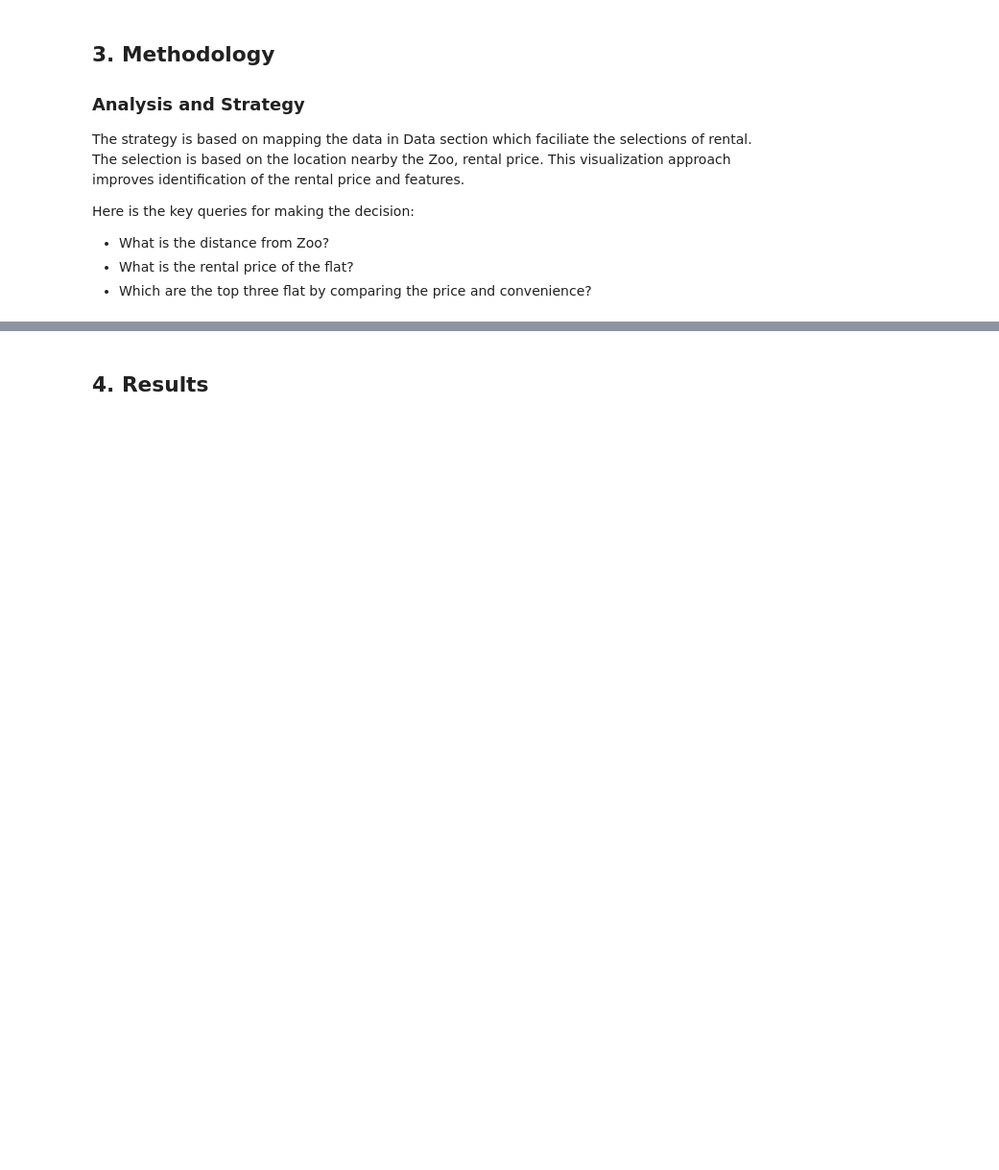
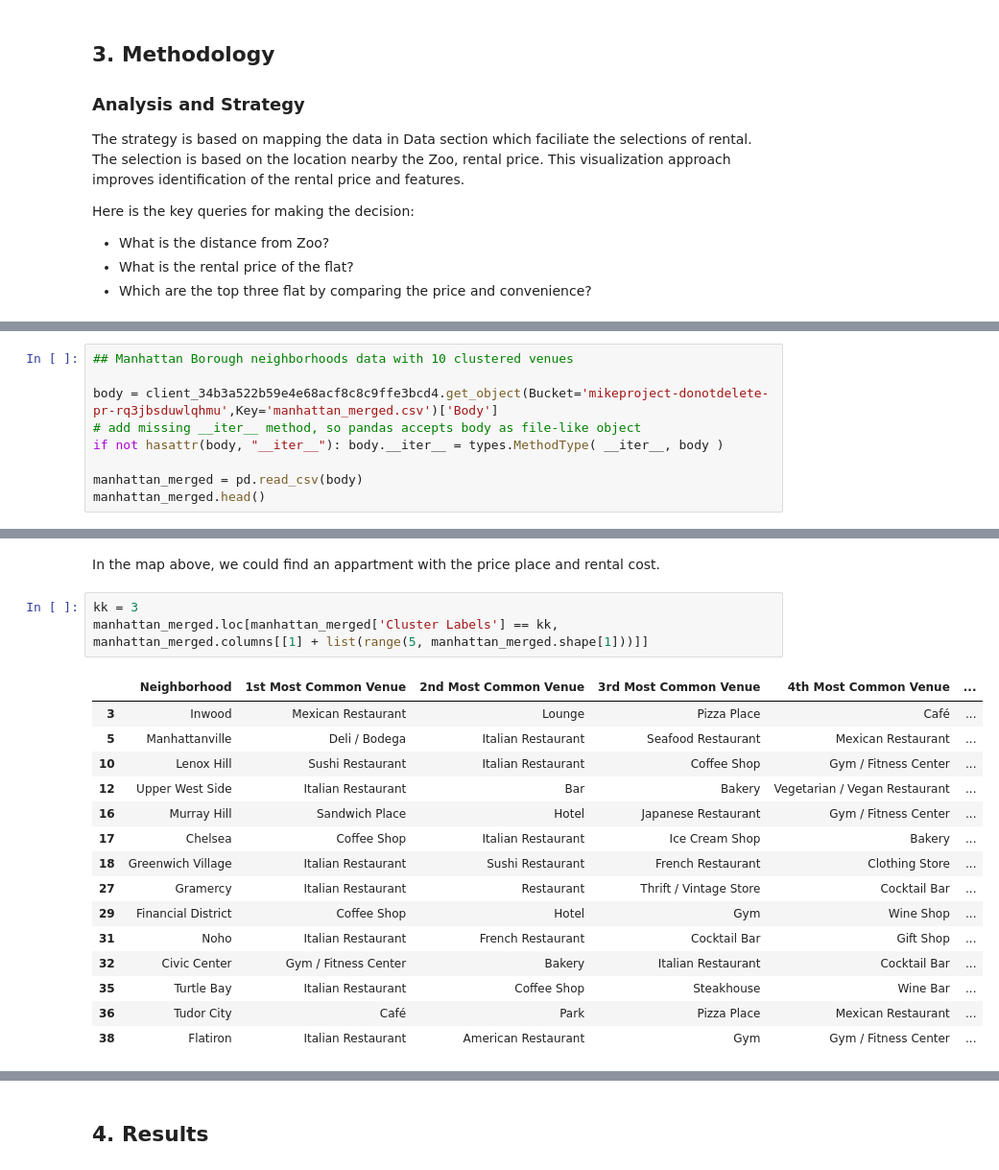
Before and after one commit to mobilmike/ibmcoursera, a Jupyter notebook: Capstone Project (Week 2).ipynb, the cells around one changed output, grey strips where cells are left out. Shown at 96% size. Saved outputs shown, nothing was run; the diff lists cells and outputs as text; blank space fills up the shorter version.

```diff
--- a/Capstone Project (Week 2).ipynb
+++ b/Capstone Project (Week 2).ipynb
@@ -167,0 +180,9 @@ Here is the key queries for making the decision:
+# %%
+## Manhattan Borough neighborhoods data with 10 clustered venues
+
+body = client_34b3a522b59e4e68acf8c8c9ffe3bcd4.get_object(Bucket='mikeproject-donotdelete-pr-rq3jbsduwlqhmu',Key='manhattan_merged.csv')['Body']
+# add missing __iter__ method, so pandas accepts body as file-like object
+if not hasattr(body, "__iter__"): body.__iter__ = types.MethodType( __iter__, body )
+
+manhattan_merged = pd.read_csv(body)
+manhattan_merged.head()
@@ -167,0 +392,21 @@ Here is the key queries for making the decision:
+# %% [markdown]
+In the map above, we could find an appartment with the price place and rental cost.
+# %%
+kk = 3
+manhattan_merged.loc[manhattan_merged['Cluster Labels'] == kk, manhattan_merged.columns[[1] + list(range(5, manhattan_merged.shape[1]))]]
+# %% [output]
+|  | Neighborhood | 1st Most Common Venue | 2nd Most Common Venue | 3rd Most Common Venue | 4th Most Common Venue | ... |
+| 3 | Inwood | Mexican Restaurant | Lounge | Pizza Place | Café | ... |
+| 5 | Manhattanville | Deli / Bodega | Italian Restaurant | Seafood Restaurant | Mexican Restaurant | ... |
+| 10 | Lenox Hill | Sushi Restaurant | Italian Restaurant | Coffee Shop | Gym / Fitness Center | ... |
+| 12 | Upper West Side | Italian Restaurant | Bar | Bakery | Vegetarian / Vegan Restaurant | ... |
+| 16 | Murray Hill | Sandwich Place | Hotel | Japanese Restaurant | Gym / Fitness Center | ... |
+| 17 | Chelsea | Coffee Shop | Italian Restaurant | Ice Cream Shop | Bakery | ... |
+| 18 | Greenwich Village | Italian Restaurant | Sushi Restaurant | French Restaurant | Clothing Store | ... |
+| 27 | Gramercy | Italian Restaurant | Restaurant | Thrift / Vintage Store | Cocktail Bar | ... |
+| 29 | Financial District | Coffee Shop | Hotel | Gym | Wine Shop | ... |
+| 31 | Noho | Italian Restaurant | French Restaurant | Cocktail Bar | Gift Shop | ... |
+| 32 | Civic Center | Gym / Fitness Center | Bakery | Italian Restaurant | Cocktail Bar | ... |
+| 35 | Turtle Bay | Italian Restaurant | Coffee Shop | Steakhouse | Wine Bar | ... |
+| 36 | Tudor City | Café | Park | Pizza Place | Mexican Restaurant | ... |
+| 38 | Flatiron | Italian Restaurant | American Restaurant | Gym | Gym / Fitness Center | ... |
```
Also changed, not shown: parts of 39 cells of this notebook.
